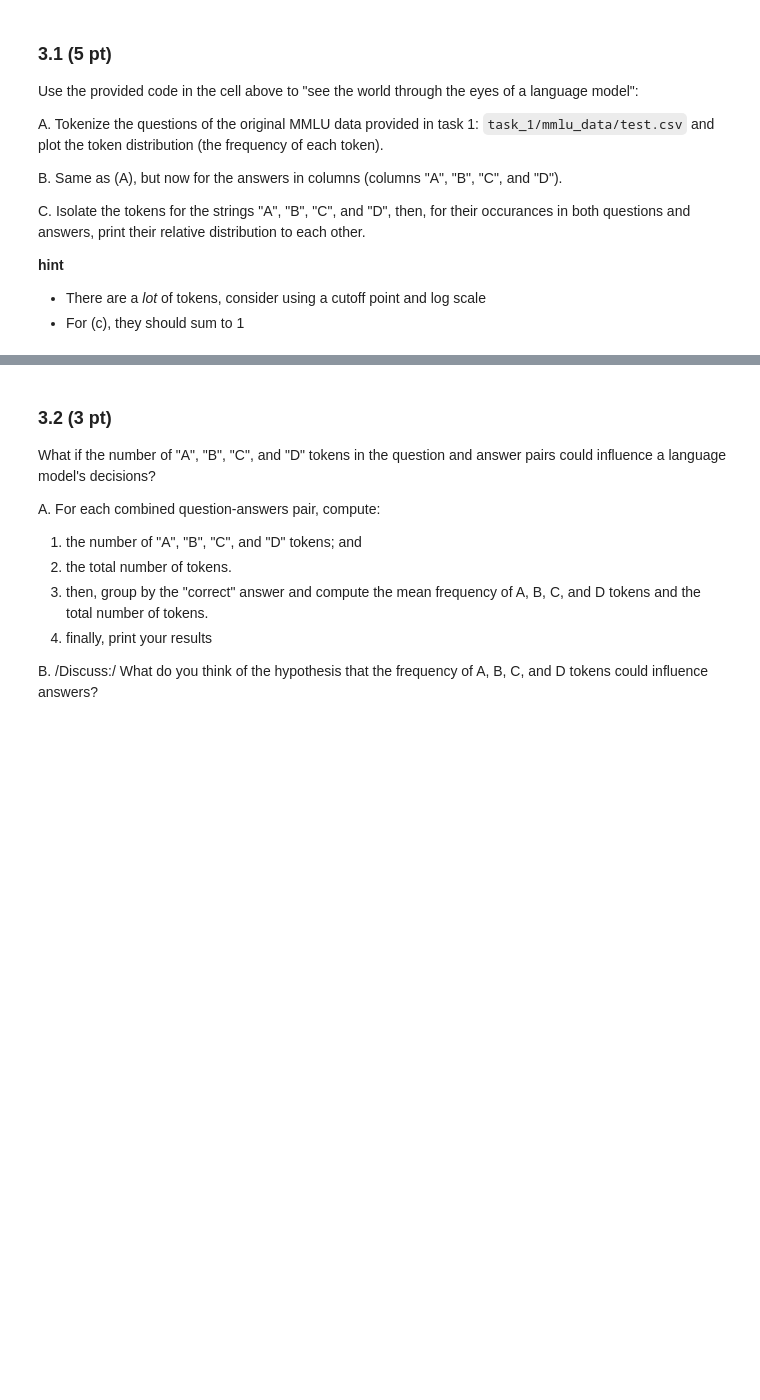
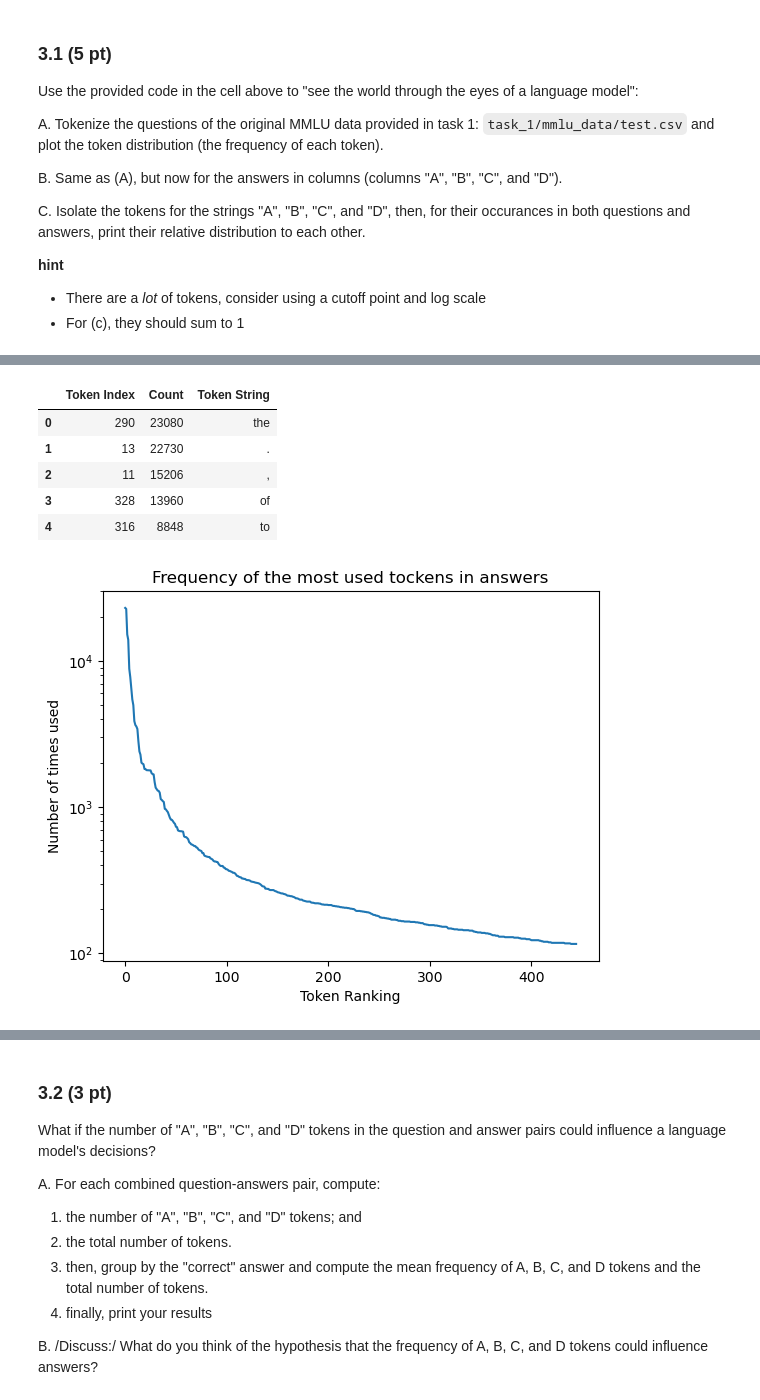
Before and after one commit to Luca-Engel/ADA-H1-Neutrality, a Jupyter notebook: analysis.ipynb, the cells around one changed output, grey strips where cells are left out. Cells and saved outputs as stored; diff of their text form; code cells hidden in the pictures; blank space fills up the shorter version.

```diff
--- a/analysis.ipynb
+++ b/analysis.ipynb
@@ -983,4 +1033,32 @@ C. Isolate the tokens for the strings "A", "B", "C", and "D", then, for their oc
 # %%
 # B
+MMLU_tokens = []
+for row in MMLU_data.index:
+    MMLU_tokens.append(tokenize_text(MMLU_data.A[row]))
+    MMLU_tokens.append(tokenize_text(MMLU_data.B[row]))
+    MMLU_tokens.append(tokenize_text(MMLU_data.C[row]))
+    MMLU_tokens.append(tokenize_text(MMLU_data.D[row]))
+# print(len(MMLU_tokens), len(MMLU_data), max([j for sub in MMLU_tokens for j in sub]))
+count, bins = np.histogram([j for sub in MMLU_tokens for j in sub], bins=199978, range=(0,199978))
+# print(count[0:10], bins[0:10])
+token_frequency_answer = pd.DataFrame({"Count": count})
+token_frequency_answer.sort_values("Count", ascending=False)
+sorted_tokens_answer = token_frequency_answer.sort_values("Count", ascending=False)
+sorted_tokens_answer = sorted_tokens_answer.reset_index()
+sorted_tokens_answer = sorted_tokens_answer.rename(columns={"index": "Token Index"})
+sorted_tokens_answer["Token String"] = sorted_tokens_answer["Token Index"].apply(detokenize_text)
+plt.semilogy(sorted_tokens_answer["Count"][sorted_tokens_answer["Count"] >= 0.005 * sorted_tokens_answer["Count"][0]])
+plt.title("Frequency of the most used tockens in answers")
+plt.ylabel("Number of times used")
+plt.xlabel("Token Ranking")
+sorted_tokens_answer.head(5)
+# %% [output]
+|  | Token Index | Count | Token String |
+| 0 | 290 | 23080 | the |
+| 1 | 13 | 22730 | . |
+| 2 | 11 | 15206 | , |
+| 3 | 328 | 13960 | of |
+| 4 | 316 | 8848 | to |
+[figure, added]
 # %%
 # C
```
Also changed, not shown: parts of 13 cells of this notebook.
